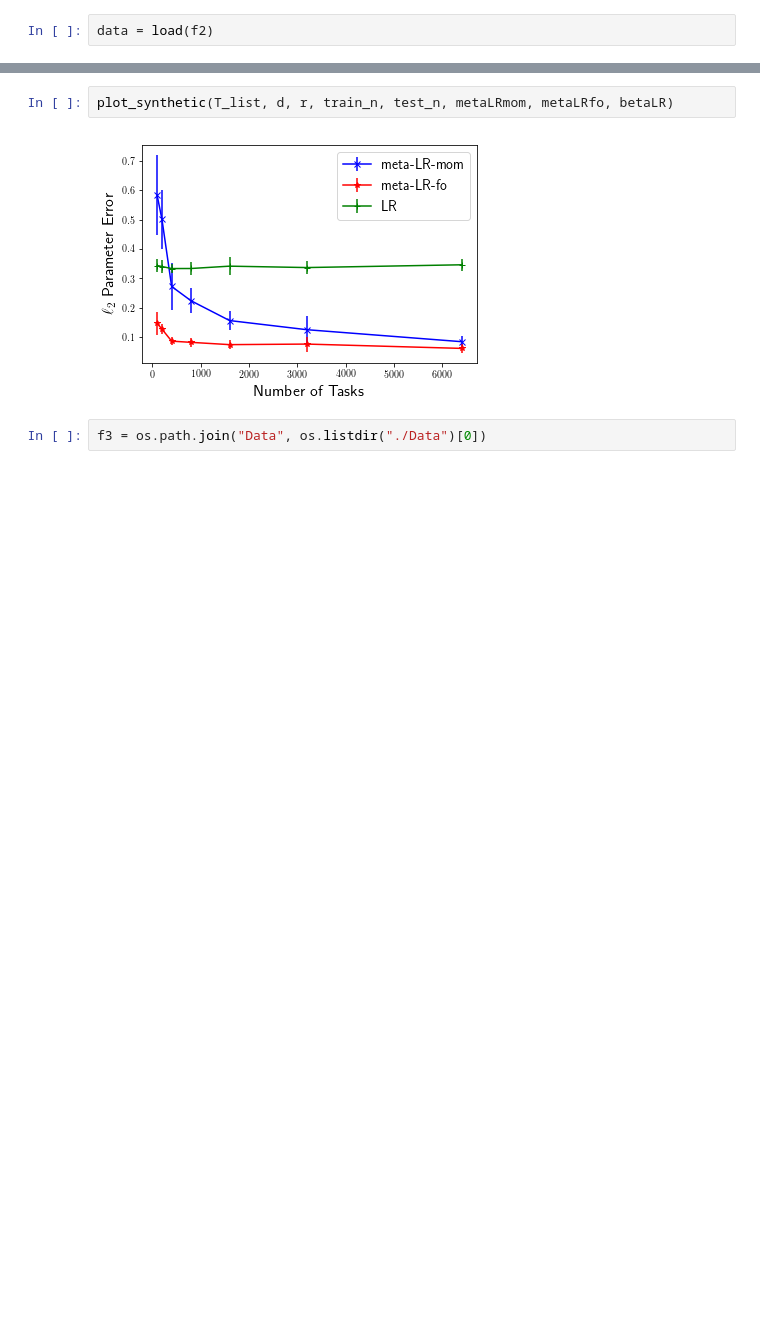
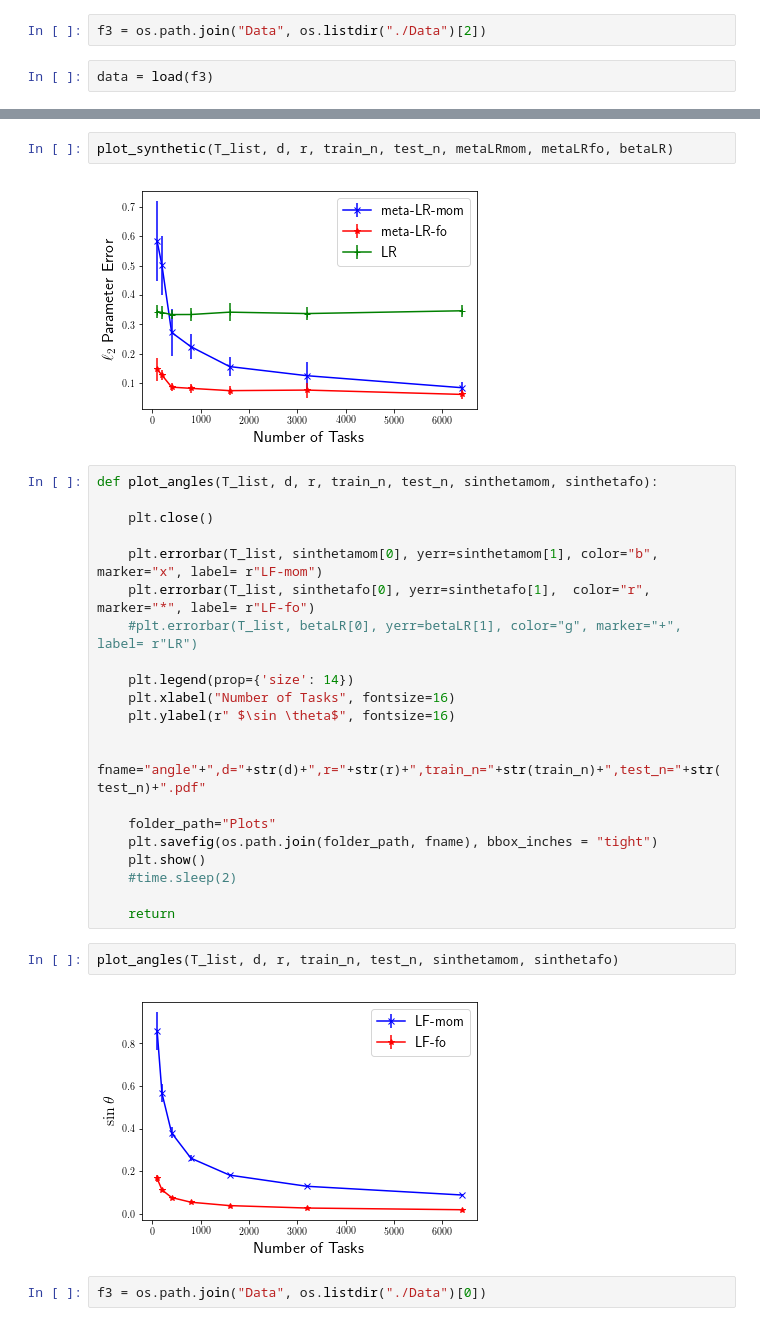
Before and after one commit to nileshtrip/MTL, a Jupyter notebook: plots.ipynb, the cells around one changed output, grey strips where cells are left out. Drawn from its saved outputs; the diff is of its cells as text; blank space fills up the shorter version.

```diff
--- a/plots.ipynb
+++ b/plots.ipynb
@@ -23,5 +23,7 @@ f2 = os.path.join("Data", os.listdir("./Data")[2])
+# %%
+f3 = os.path.join("Data", os.listdir("./Data")[2])
 # %%
-data = load(f2)
+data = load(f3)
 # %%
 data.keys()
 # %% [output]
@@ -64,6 +66,31 @@ def plot_synthetic(T_list, d, r, train_n, test_n, metaLRmom, metaLRfo, betaLR):
 plot_synthetic(T_list, d, r, train_n, test_n, metaLRmom, metaLRfo, betaLR)
 # %% [output]
 [figure]
+# %%
+def plot_angles(T_list, d, r, train_n, test_n, sinthetamom, sinthetafo):
+
+    plt.close()
+
+    plt.errorbar(T_list, sinthetamom[0], yerr=sinthetamom[1], color="b", marker="x", label= r"LF-mom")
+    plt.errorbar(T_list, sinthetafo[0], yerr=sinthetafo[1],  color="r", marker="*", label= r"LF-fo")
+    #plt.errorbar(T_list, betaLR[0], yerr=betaLR[1], color="g", marker="+", label= r"LR")
+
+    plt.legend(prop={'size': 14})
+    plt.xlabel("Number of Tasks", fontsize=16)
+    plt.ylabel(r" $\sin \theta$", fontsize=16)
+
+    fname="angle"+",d="+str(d)+",r="+str(r)+",train_n="+str(train_n)+",test_n="+str(test_n)+".pdf"
+
+    folder_path="Plots"
+    plt.savefig(os.path.join(folder_path, fname), bbox_inches = "tight")
+    plt.show()
+    #time.sleep(2)
+
+    return
+# %%
+plot_angles(T_list, d, r, train_n, test_n, sinthetamom, sinthetafo)
+# %% [output]
+[figure, added]
 # %%
 f3 = os.path.join("Data", os.listdir("./Data")[0])
 # %%
```
Also changed, not shown: parts of 3 cells of this notebook, 7 other files.
